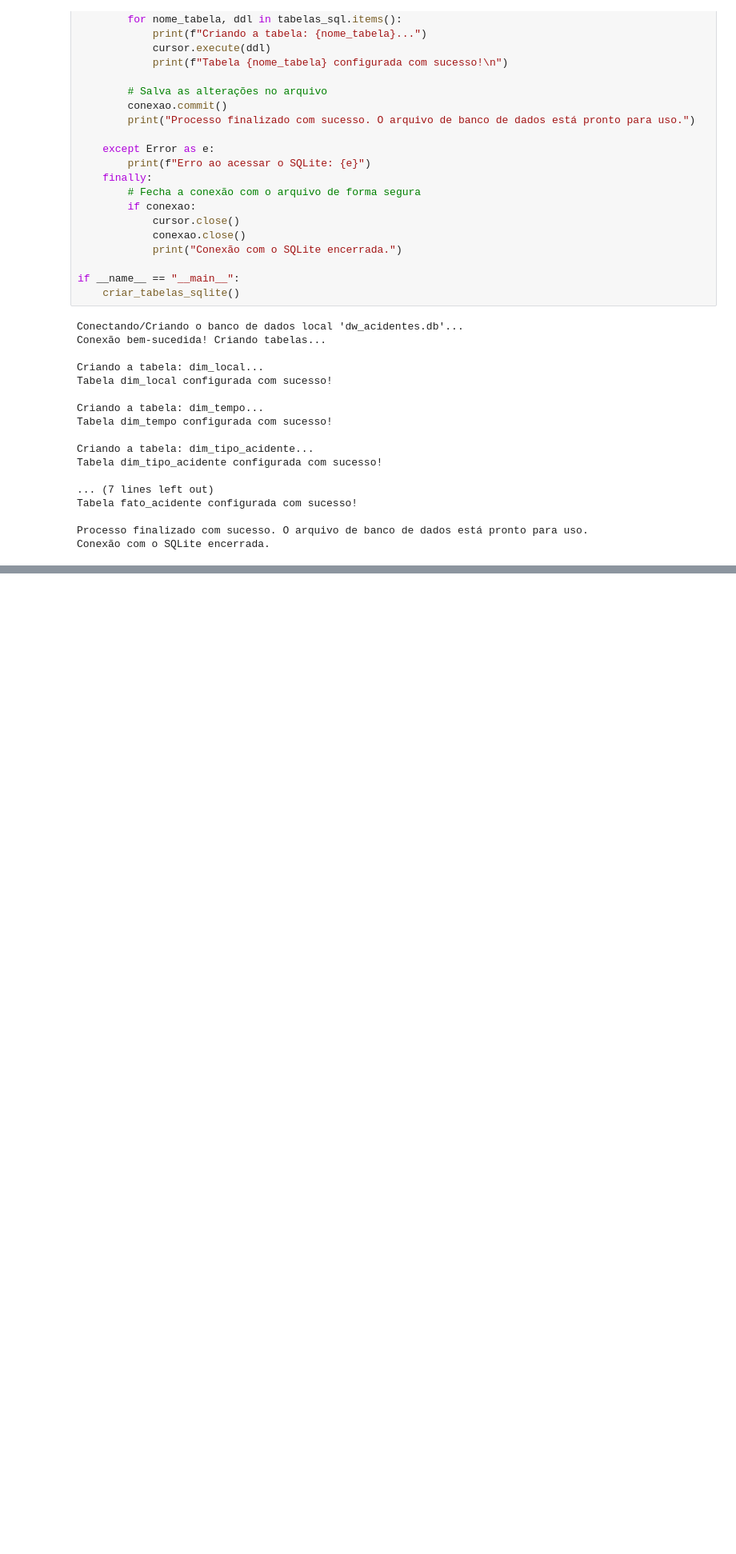
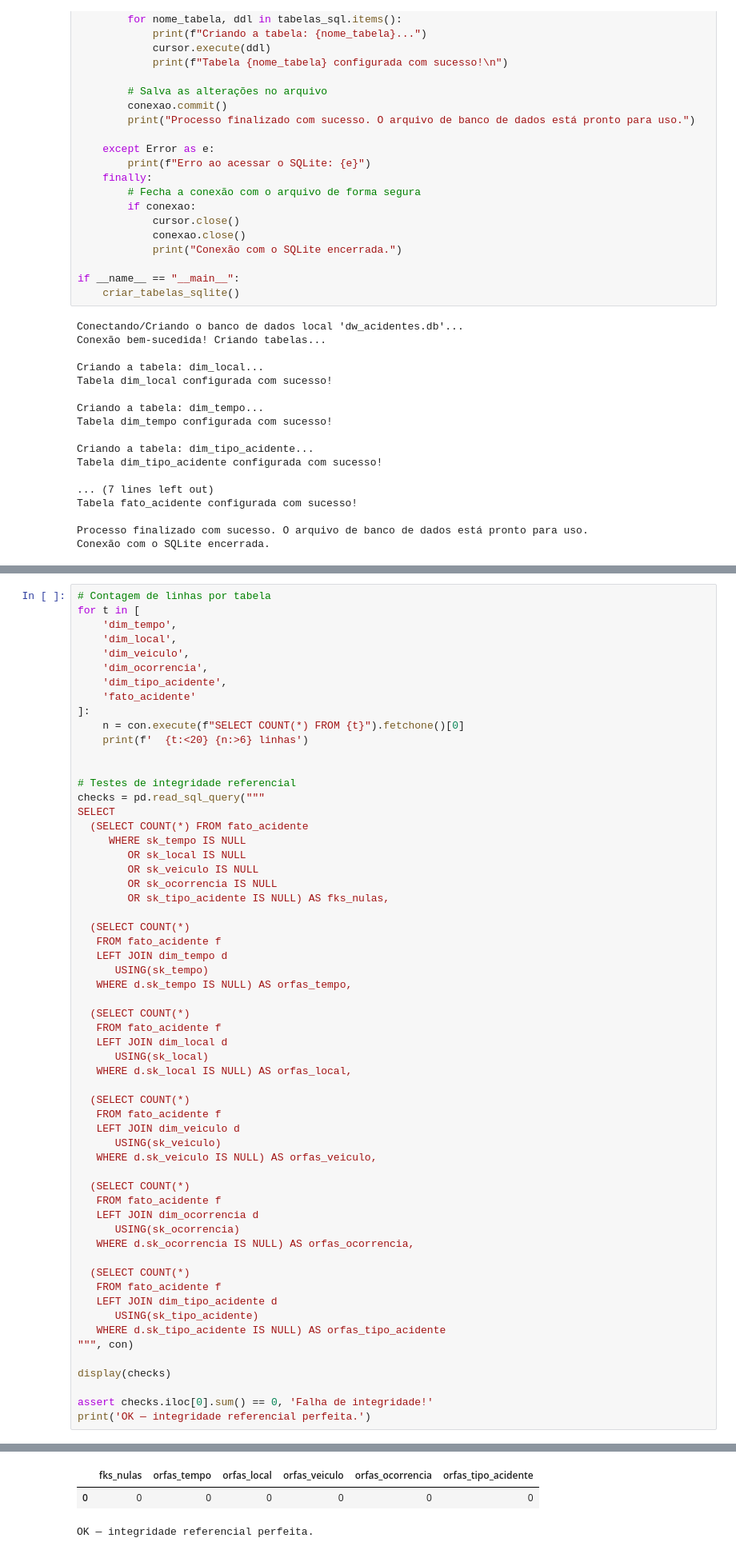
Before and after one commit to annecollier/Projeto-de-Integracao, a Jupyter notebook: pipelns/Pipeline_ETL_Acidentes.ipynb, the cells around one changed output, grey strips where cells are left out. Shown at 80% size. Cells and saved outputs as stored; diff of their text form; blank space fills up the shorter version.

```diff
--- a/pipelns/Pipeline_ETL_Acidentes.ipynb
+++ b/pipelns/Pipeline_ETL_Acidentes.ipynb
@@ -603,0 +711,60 @@ Conexão com o SQLite encerrada.
+# %%
+# Contagem de linhas por tabela
+for t in [
+    'dim_tempo',
+    'dim_local',
+    'dim_veiculo',
+    'dim_ocorrencia',
+    'dim_tipo_acidente',
+    'fato_acidente'
+]:
+    n = con.execute(f"SELECT COUNT(*) FROM {t}").fetchone()[0]
+    print(f'  {t:<20} {n:>6} linhas')
+
+
+# Testes de integridade referencial
+checks = pd.read_sql_query("""
+SELECT
+  (SELECT COUNT(*) FROM fato_acidente
+     WHERE sk_tempo IS NULL
+        OR sk_local IS NULL
+        OR sk_veiculo IS NULL
+        OR sk_ocorrencia IS NULL
+        OR sk_tipo_acidente IS NULL) AS fks_nulas,
+
+  (SELECT COUNT(*)
+   FROM fato_acidente f
+   LEFT JOIN dim_tempo d
+      USING(sk_tempo)
+   WHERE d.sk_tempo IS NULL) AS orfas_tempo,
+
+  (SELECT COUNT(*)
+   FROM fato_acidente f
+   LEFT JOIN dim_local d
+      USING(sk_local)
+   WHERE d.sk_local IS NULL) AS orfas_local,
+
+  (SELECT COUNT(*)
+   FROM fato_acidente f
+   LEFT JOIN dim_veiculo d
+      USING(sk_veiculo)
+   WHERE d.sk_veiculo IS NULL) AS orfas_veiculo,
+
+  (SELECT COUNT(*)
+   FROM fato_acidente f
+   LEFT JOIN dim_ocorrencia d
+      USING(sk_ocorrencia)
+   WHERE d.sk_ocorrencia IS NULL) AS orfas_ocorrencia,
+
+  (SELECT COUNT(*)
+   FROM fato_acidente f
+   LEFT JOIN dim_tipo_acidente d
+      USING(sk_tipo_acidente)
+   WHERE d.sk_tipo_acidente IS NULL) AS orfas_tipo_acidente
+""", con)
+
+display(checks)
+
+assert checks.iloc[0].sum() == 0, 'Falha de integridade!'
+print('OK — integridade referencial perfeita.')
+# %% [output]
@@ -603,0 +777,3 @@ Conexão com o SQLite encerrada.
+|  | fks_nulas | orfas_tempo | orfas_local | orfas_veiculo | orfas_ocorrencia | orfas_tipo_acidente |
+| 0 | 0 | 0 | 0 | 0 | 0 | 0 |
+OK — integridade referencial perfeita.
```
Also changed, not shown: parts of 11 cells of this notebook.
